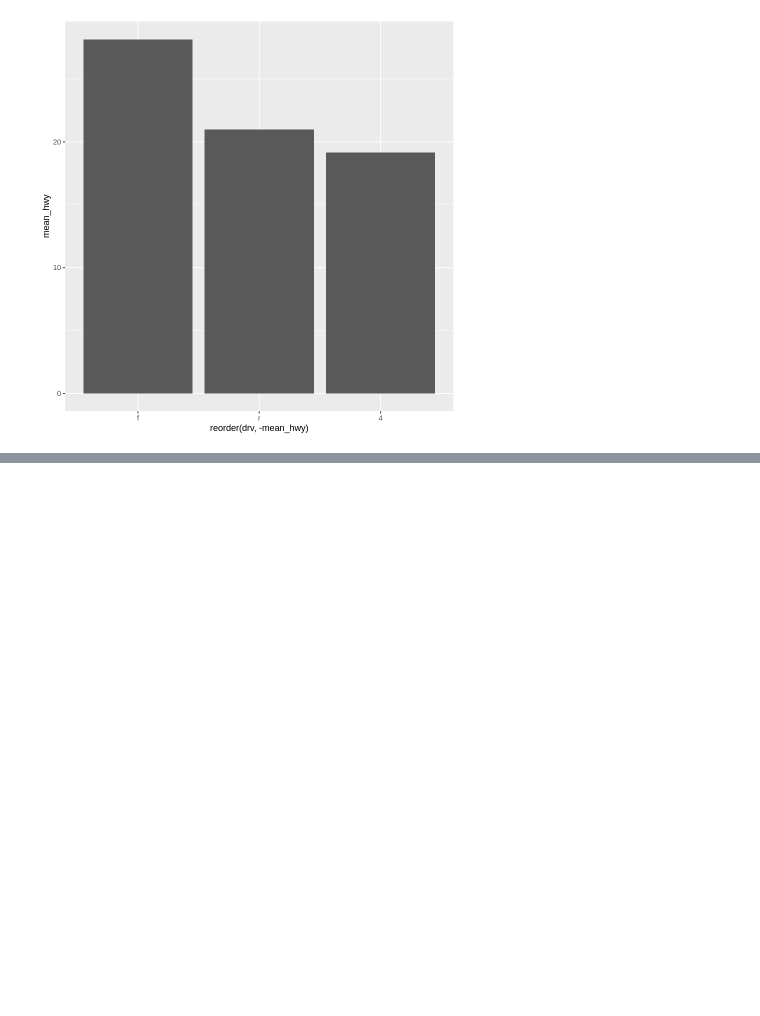
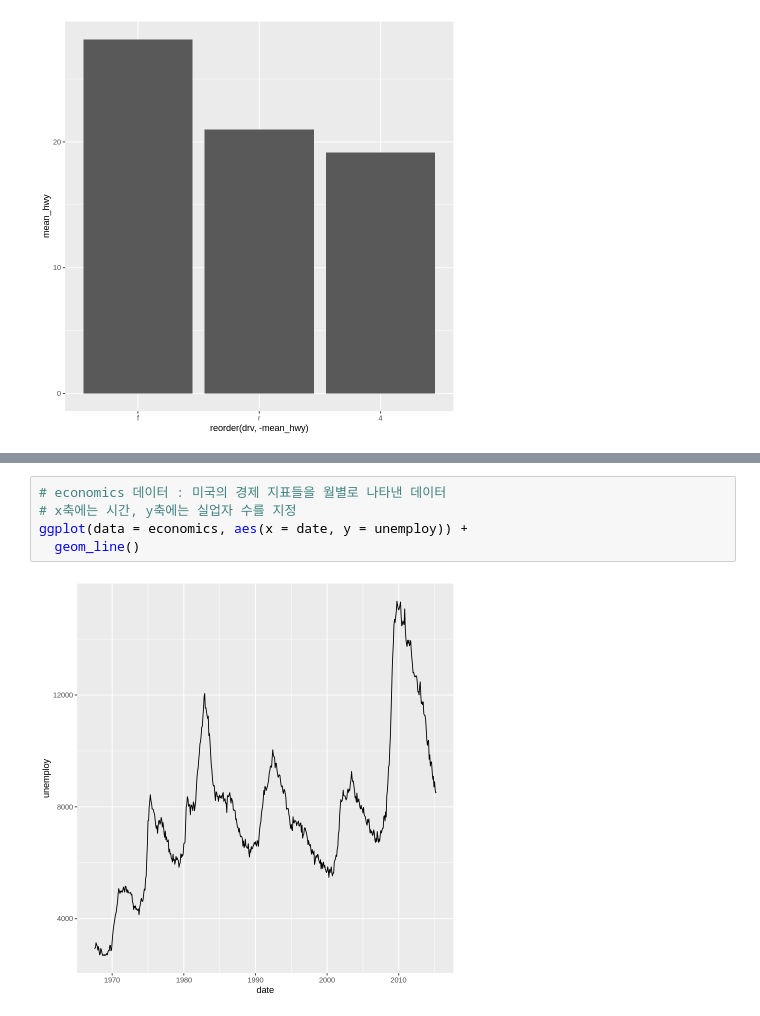
Before and after one commit to won-hyw/bigdata, a Jupyter notebook: Rproject/6_그래프만들기.ipynb, the cells around one changed output, grey strips where cells are left out. Cells and saved outputs as stored; diff of their text form; blank space fills up the shorter version.

```diff
--- a/Rproject/6_그래프만들기.ipynb
+++ b/Rproject/6_그래프만들기.ipynb
@@ -145,0 +175,7 @@ ggplot(data = df_mpg, aes(x = reorder(drv, -mean_hwy), y = mean_hwy)) +
+# %%
+# economics 데이터 : 미국의 경제 지표들을 월별로 나타낸 데이터
+# x축에는 시간, y축에는 실업자 수를 지정
+ggplot(data = economics, aes(x = date, y = unemploy)) +
+  geom_line()
+# %% [output]
+[figure, added]
```
Also changed, not shown: parts of 14 cells of this notebook, 4 other files.
